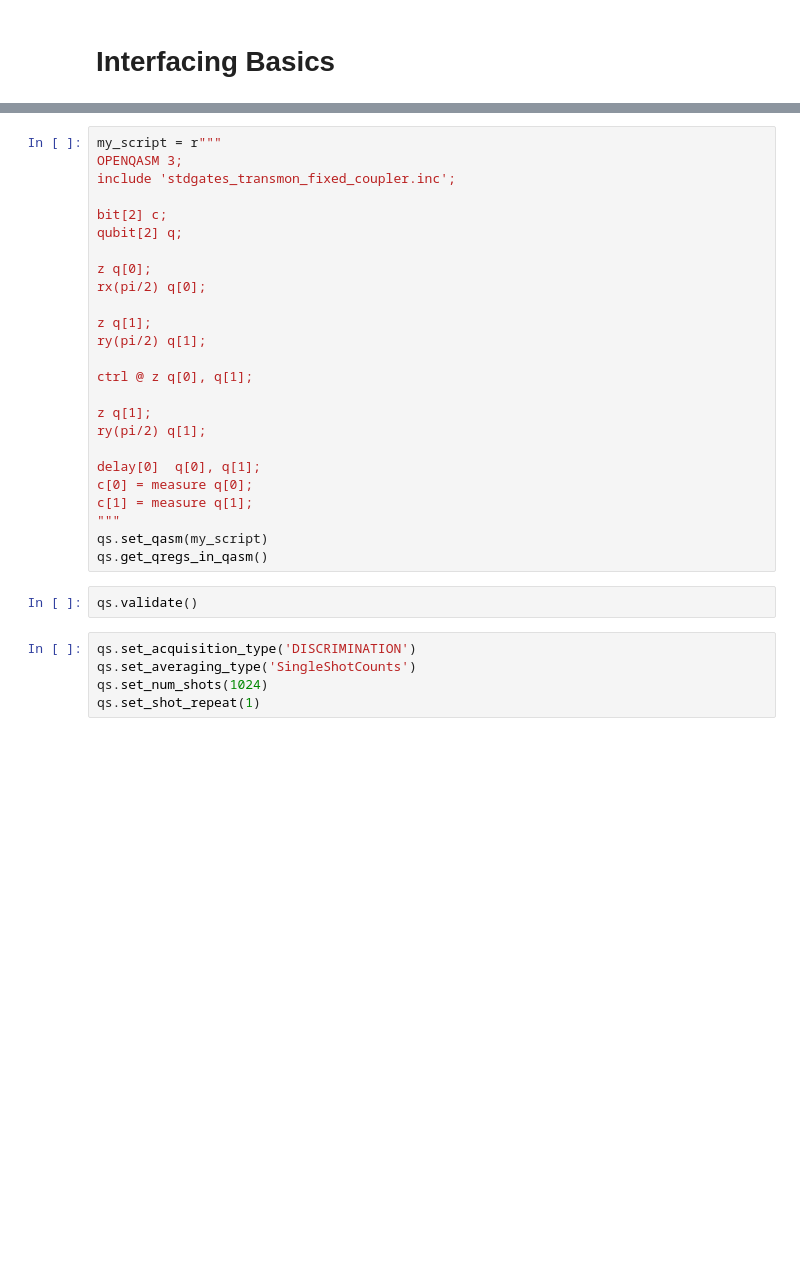
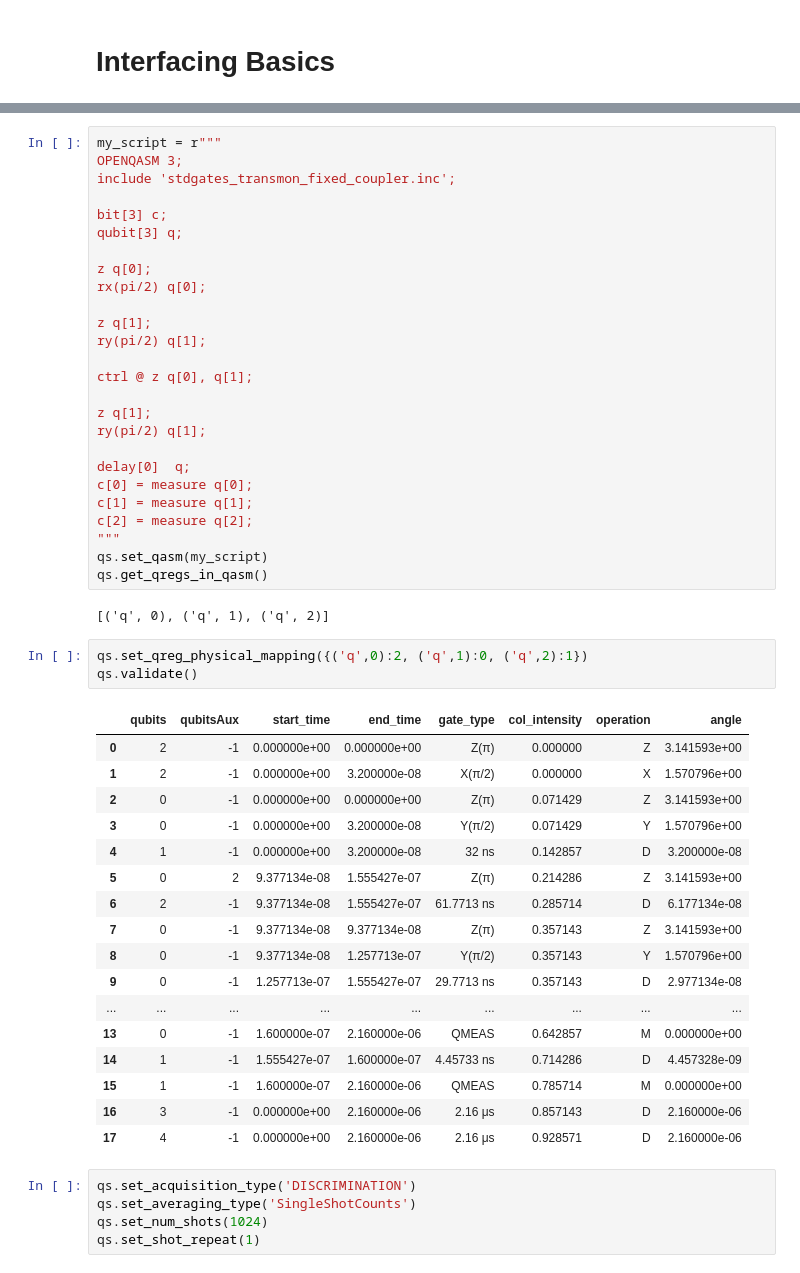
Before and after one commit to NQCT-Australia/nqct-sdk, a Jupyter notebook: doc-sphinx/source/examples/Basic.ipynb, the cells around one changed output, grey strips where cells are left out. Drawn from its saved outputs; the diff is of its cells as text; blank space fills up the shorter version.

```diff
--- a/doc-sphinx/source/examples/Basic.ipynb
+++ b/doc-sphinx/source/examples/Basic.ipynb
@@ -12,8 +17,8 @@ my_script = r"""
 OPENQASM 3;
 include 'stdgates_transmon_fixed_coupler.inc';
 
-bit[2] c;
-qubit[2] q;
+bit[3] c;
+qubit[3] q;
 
 z q[0];
 rx(pi/2) q[0];
@@ -26,14 +31,36 @@ ctrl @ z q[0], q[1];
 z q[1];
 ry(pi/2) q[1];
 
-delay[0]  q[0], q[1];
+delay[0]  q;
 c[0] = measure q[0];
 c[1] = measure q[1];
+c[2] = measure q[2];
 """
 qs.set_qasm(my_script)
 qs.get_qregs_in_qasm()
+# %% [output]
+[('q', 0), ('q', 1), ('q', 2)]
-# %%
-qs.validate()
+# %%
+qs.set_qreg_physical_mapping({('q',0):2, ('q',1):0, ('q',2):1})
+qs.validate()
+# %% [output]
+|  | qubits | qubitsAux | start_time | end_time | gate_type | col_intensity | operation | angle |
+| 0 | 2 | -1 | 0.000000e+00 | 0.000000e+00 | Z(π) | 0.000000 | Z | 3.141593e+00 |
+| 1 | 2 | -1 | 0.000000e+00 | 3.200000e-08 | X(π/2) | 0.000000 | X | 1.570796e+00 |
+| 2 | 0 | -1 | 0.000000e+00 | 0.000000e+00 | Z(π) | 0.071429 | Z | 3.141593e+00 |
+| 3 | 0 | -1 | 0.000000e+00 | 3.200000e-08 | Y(π/2) | 0.071429 | Y | 1.570796e+00 |
+| 4 | 1 | -1 | 0.000000e+00 | 3.200000e-08 | 32 ns | 0.142857 | D | 3.200000e-08 |
+| 5 | 0 | 2 | 9.377134e-08 | 1.555427e-07 | Z(π) | 0.214286 | Z | 3.141593e+00 |
+| 6 | 2 | -1 | 9.377134e-08 | 1.555427e-07 | 61.7713 ns | 0.285714 | D | 6.177134e-08 |
+| 7 | 0 | -1 | 9.377134e-08 | 9.377134e-08 | Z(π) | 0.357143 | Z | 3.141593e+00 |
+| 8 | 0 | -1 | 9.377134e-08 | 1.257713e-07 | Y(π/2) | 0.357143 | Y | 1.570796e+00 |
+| 9 | 0 | -1 | 1.257713e-07 | 1.555427e-07 | 29.7713 ns | 0.357143 | D | 2.977134e-08 |
+| ... | ... | ... | ... | ... | ... | ... | ... | ... |
+| 13 | 0 | -1 | 1.600000e-07 | 2.160000e-06 | QMEAS | 0.642857 | M | 0.000000e+00 |
+| 14 | 1 | -1 | 1.555427e-07 | 1.600000e-07 | 4.45733 ns | 0.714286 | D | 4.457328e-09 |
+| 15 | 1 | -1 | 1.600000e-07 | 2.160000e-06 | QMEAS | 0.785714 | M | 0.000000e+00 |
+| 16 | 3 | -1 | 0.000000e+00 | 2.160000e-06 | 2.16 μs | 0.857143 | D | 2.160000e-06 |
+| 17 | 4 | -1 | 0.000000e+00 | 2.160000e-06 | 2.16 μs | 0.928571 | D | 2.160000e-06 |
 # %%
 qs.set_acquisition_type('DISCRIMINATION')
 qs.set_averaging_type('SingleShotCounts')
```
Also changed, not shown: parts of 10 cells of this notebook, 2 other files.
